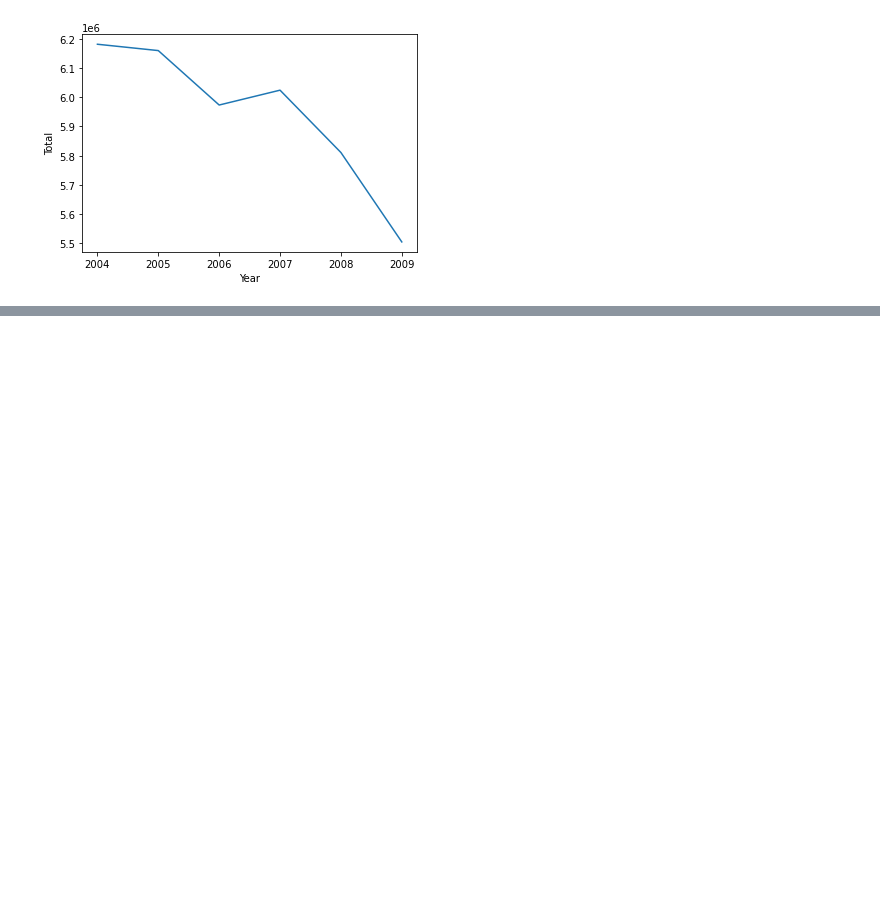
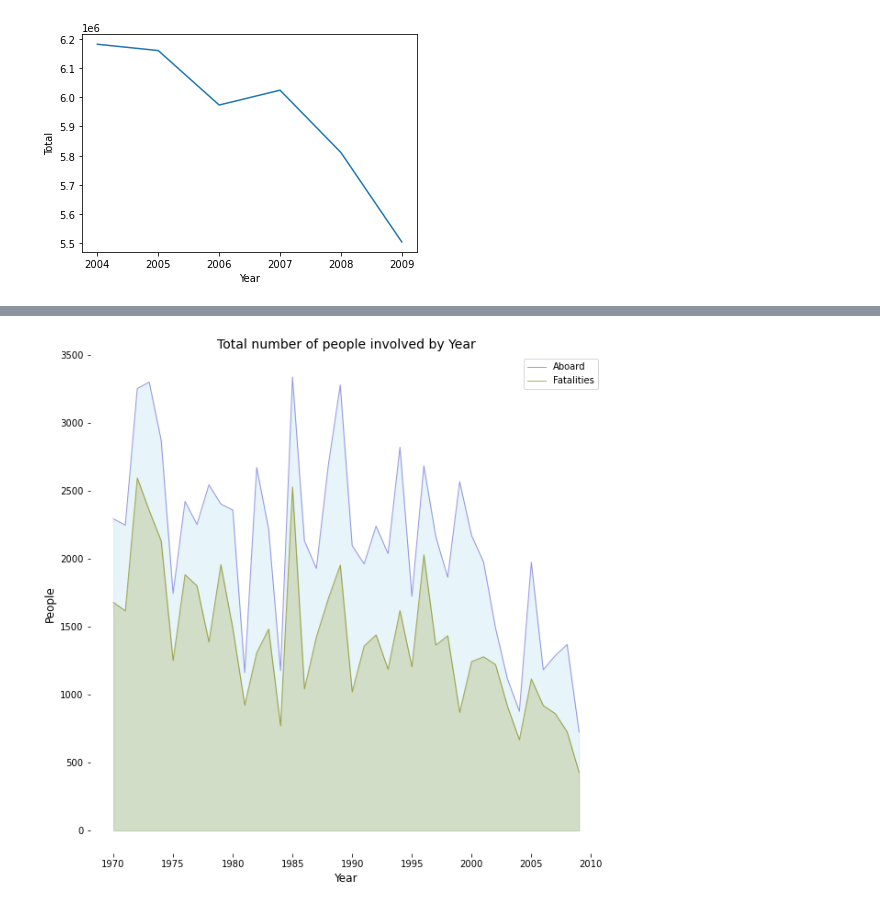
Before and after one commit to nps1984/DSC640, a Jupyter notebook: DSC640_NSalisbury_ProjectTask1/DSC640_NSalisbury_ProjectTask1-Dashboard.ipynb, the cells around one changed output, grey strips where cells are left out. Drawn from its saved outputs; the diff is of its cells as text; code cells hidden in the pictures; blank space fills up the shorter version.

```diff
--- a/DSC640_NSalisbury_ProjectTask1/DSC640_NSalisbury_ProjectTask1-Dashboard.ipynb
+++ b/DSC640_NSalisbury_ProjectTask1/DSC640_NSalisbury_ProjectTask1-Dashboard.ipynb
@@ -343,0 +455,7 @@ sns.lineplot(data=car_all_total_linedata,x="Year",y="Total")
+# %%
+fatal_data = non_mil.groupby(non_mil['Date'].dt.year)[['Fatalities','Aboard']].sum()
+# %%
+fatal_data.reset_index(inplace=True)
+fatal_data.columns = ['Year','Fatalities','Aboard']
+# %%
+fatal_data['Proportion'] = fatal_data['Fatalities'] / fatal_data['Aboard']
@@ -343,0 +482,18 @@ sns.lineplot(data=car_all_total_linedata,x="Year",y="Total")
+# %%
+fig, ax = plt.subplots()
+fig.set_size_inches(10,10)
+
+pal = sns.color_palette("colorblind")
+sns.despine(bottom=True, left=True)
+
+ax.fill_between(fatal_data['Year'], 'Aboard', data=fatal_data, color="skyblue", alpha=0.2)
+ax.plot(fatal_data['Year'], 'Aboard', data=fatal_data, color="Slateblue", alpha=0.6, linewidth=1)
+ax.fill_between(fatal_data['Year'], 'Fatalities', data=fatal_data, color="olive", alpha=0.2)
+ax.plot(fatal_data['Year'], 'Fatalities', data=fatal_data, color="olive", alpha=0.6, linewidth=1)
+ax.legend(fontsize=10)
+ax.set_xlabel('Year', fontsize=12)
+ax.set_ylabel('People', fontsize=12)
+ax.set_title('Total number of people involved by Year', loc='Center', fontsize=14)
+plt.savefig('people_involved_airline.svg', format='svg')
+# %% [output]
+[figure, added]
```
Also changed, not shown: parts of 37 cells of this notebook, 21 other files.
